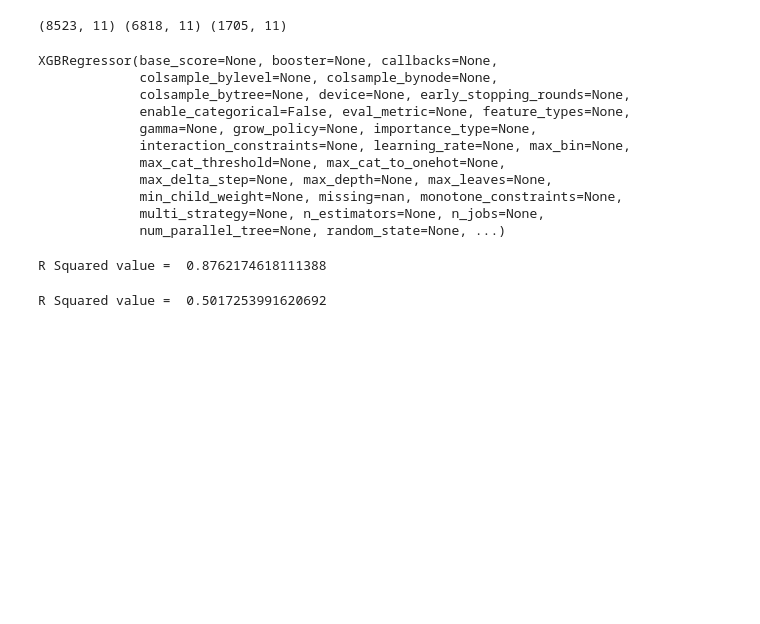
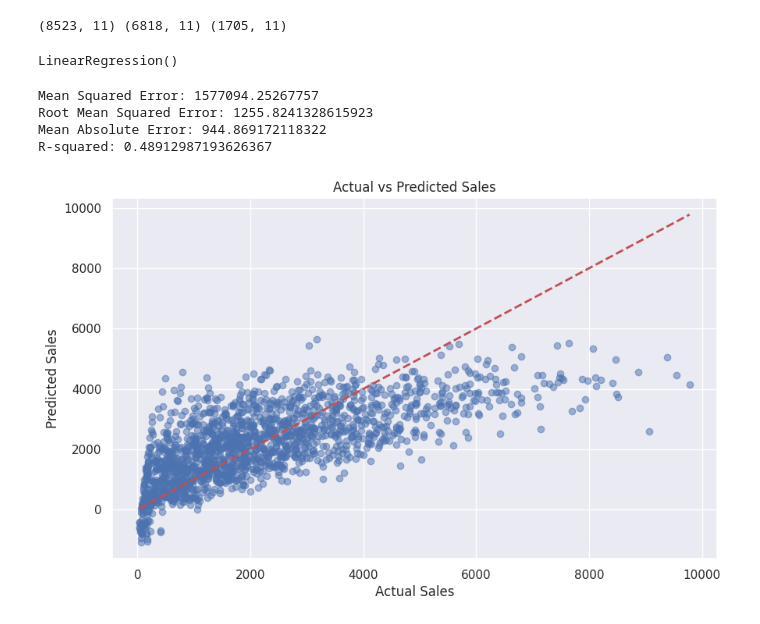
Before and after one commit to lekshmisarma/CODTECH-Task2, a Jupyter notebook: SuperMart_Sales_prediction.ipynb, the cells around one changed output. Drawn from its saved outputs; the diff is of its cells as text; code cells hidden in the pictures; blank space fills up the shorter version.

```diff
--- a/SuperMart_Sales_prediction.ipynb
+++ b/SuperMart_Sales_prediction.ipynb
@@ -292,17 +293,7 @@ print(X.shape, X_train.shape, X_test.shape)
 # %% [output]
 (8523, 11) (6818, 11) (1705, 11)
 # %%
-regressor = XGBRegressor()
-regressor.fit(X_train, Y_train)
+model = LinearRegression()
+model.fit(X_train, Y_train)
 # %% [output]
-XGBRegressor(base_score=None, booster=None, callbacks=None,
-             colsample_bylevel=None, colsample_bynode=None,
-             colsample_bytree=None, device=None, early_stopping_rounds=None,
-             enable_categorical=False, eval_metric=None, feature_types=None,
-             gamma=None, grow_policy=None, importance_type=None,
-             interaction_constraints=None, learning_rate=None, max_bin=None,
-             max_cat_threshold=None, max_cat_to_onehot=None,
-             max_delta_step=None, max_depth=None, max_leaves=None,
-             min_child_weight=None, missing=nan, monotone_constraints=None,
-             multi_strategy=None, n_estimators=None, n_jobs=None,
-             num_parallel_tree=None, random_state=None, ...)
+LinearRegression()
@@ -311,5 +299,0 @@ training_data_prediction = regressor.predict(X_train)
-# %%
-r2_train = metrics.r2_score(Y_train, training_data_prediction)
-print('R Squared value = ', r2_train)
-# %% [output]
-R Squared value =  0.8762174618111388
@@ -318,5 +300,27 @@ test_data_prediction = regressor.predict(X_test)
-# %%
-r2_test = metrics.r2_score(Y_test, test_data_prediction)
-print('R Squared value = ', r2_test)
-# %% [output]
-R Squared value =  0.5017253991620692
+# %%
+Y_pred = model.predict(X_test)
+mse = mean_squared_error(Y_test, Y_pred)
+mae = mean_absolute_error(Y_test, Y_pred)
+rmse = np.sqrt(mse)
+r2 = r2_score(Y_test, Y_pred)
+# %%
+print(f"Mean Squared Error: {mse}")
+print(f"Root Mean Squared Error: {rmse}")
+print(f"Mean Absolute Error: {mae}")
+print(f"R-squared: {r2}")
+# %% [output]
+Mean Squared Error: 1577094.25267757
+Root Mean Squared Error: 1255.8241328615923
+Mean Absolute Error: 944.869172118322
+R-squared: 0.48912987193626367
+# %%
+#Scatter plot of Actual vs Predicted scales
+plt.figure(figsize=(10, 6))
+plt.scatter(Y_test, Y_pred, alpha=0.5)
+plt.plot([min(Y_test), max(Y_test)], [min(Y_test), max(Y_test)], 'r--', lw=2)
+plt.xlabel('Actual Sales')
+plt.ylabel('Predicted Sales')
+plt.title('Actual vs Predicted Sales')
+plt.show()
+# %% [output]
+[figure, added]
```
Also changed, not shown: parts of 7 cells of this notebook.
